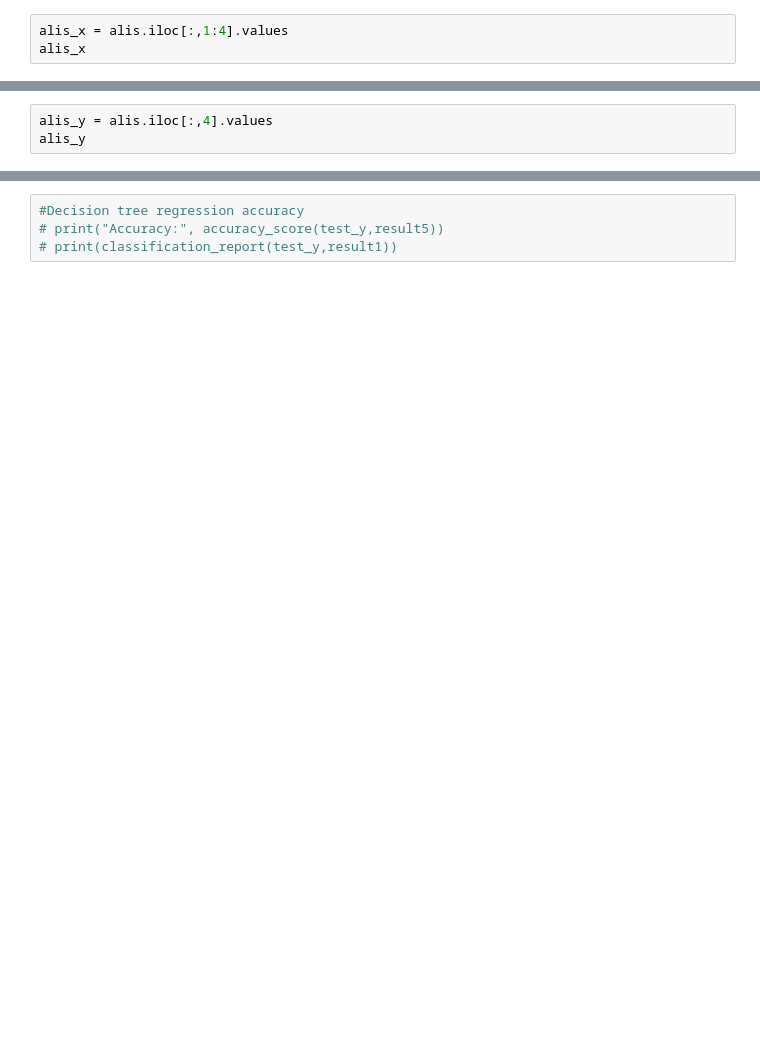
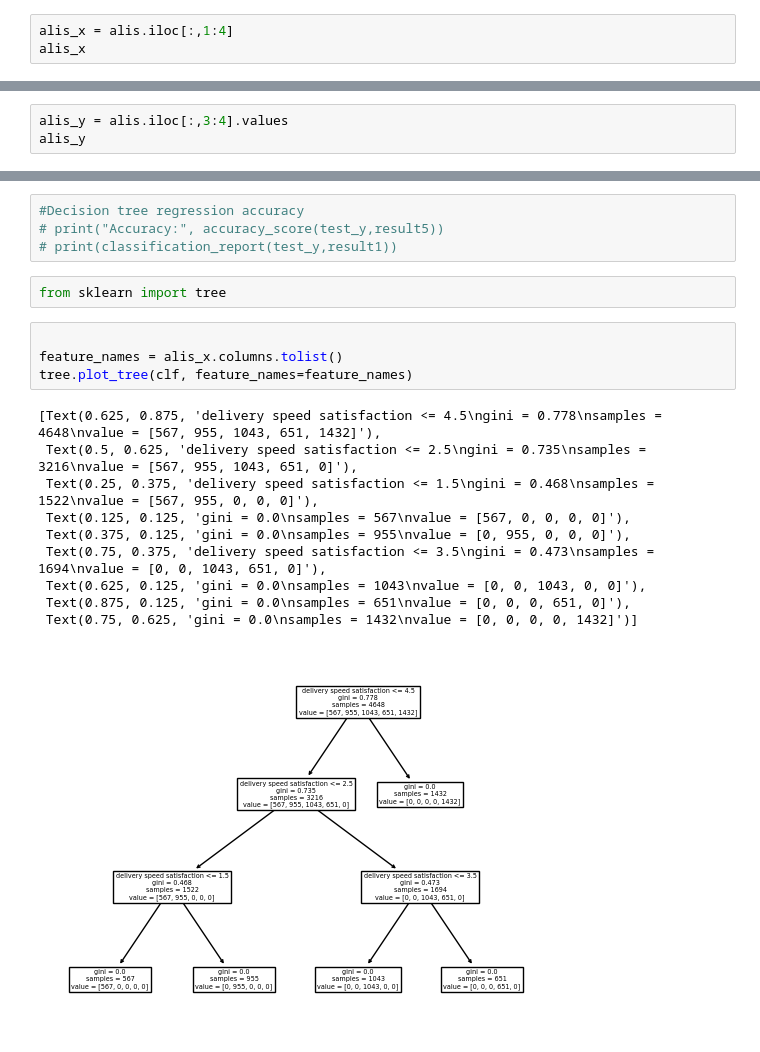
Before and after one commit to tejasvmodi/Machine_Learning_With_Python, a Jupyter notebook: FoodServiceAlisCEC.ipynb, the cells around one changed output, grey strips where cells are left out. Saved outputs shown, nothing was run; the diff lists cells and outputs as text; blank space fills up the shorter version.

```diff
--- a/FoodServiceAlisCEC.ipynb
+++ b/FoodServiceAlisCEC.ipynb
@@ -35,6 +35,6 @@ alis
 | 10615 | 10616 | 1.0 | 3.0 | 3.0 | 4.0 |
 9297 rows × 5 columns
 # %%
-alis_x = alis.iloc[:,1:4].values
+alis_x = alis.iloc[:,1:4]
 alis_x
 # %% [output]
@@ -48,4 +54,4 @@ array([[5., 3., 4.],
 # %%
-alis_y = alis.iloc[:,4].values
+alis_y = alis.iloc[:,3:4].values
 alis_y
 # %% [output]
@@ -172,3 +203,20 @@ weighted avg       0.49      0.70      0.57      4649
 #Decision tree regression accuracy
 # print("Accuracy:", accuracy_score(test_y,result5))
 # print(classification_report(test_y,result1))
+# %%
+from sklearn import tree
+# %%
+
+feature_names = alis_x.columns.tolist()
+tree.plot_tree(clf, feature_names=feature_names)
+# %% [output]
+[Text(0.625, 0.875, 'delivery speed satisfaction <= 4.5\ngini = 0.778\nsamples = 4648\nvalue = [567, 955, 1043, 651, 1432]'),
+ Text(0.5, 0.625, 'delivery speed satisfaction <= 2.5\ngini = 0.735\nsamples = 3216\nvalue = [567, 955, 1043, 651, 0]'),
+ Text(0.25, 0.375, 'delivery speed satisfaction <= 1.5\ngini = 0.468\nsamples = 1522\nvalue = [567, 955, 0, 0, 0]'),
+ Text(0.125, 0.125, 'gini = 0.0\nsamples = 567\nvalue = [567, 0, 0, 0, 0]'),
+ Text(0.375, 0.125, 'gini = 0.0\nsamples = 955\nvalue = [0, 955, 0, 0, 0]'),
+ Text(0.75, 0.375, 'delivery speed satisfaction <= 3.5\ngini = 0.473\nsamples = 1694\nvalue = [0, 0, 1043, 651, 0]'),
+ Text(0.625, 0.125, 'gini = 0.0\nsamples = 1043\nvalue = [0, 0, 1043, 0, 0]'),
+ Text(0.875, 0.125, 'gini = 0.0\nsamples = 651\nvalue = [0, 0, 0, 651, 0]'),
+ Text(0.75, 0.625, 'gini = 0.0\nsamples = 1432\nvalue = [0, 0, 0, 0, 1432]')]
+[figure, added]
```
Also changed, not shown: parts of 12 cells of this notebook.
